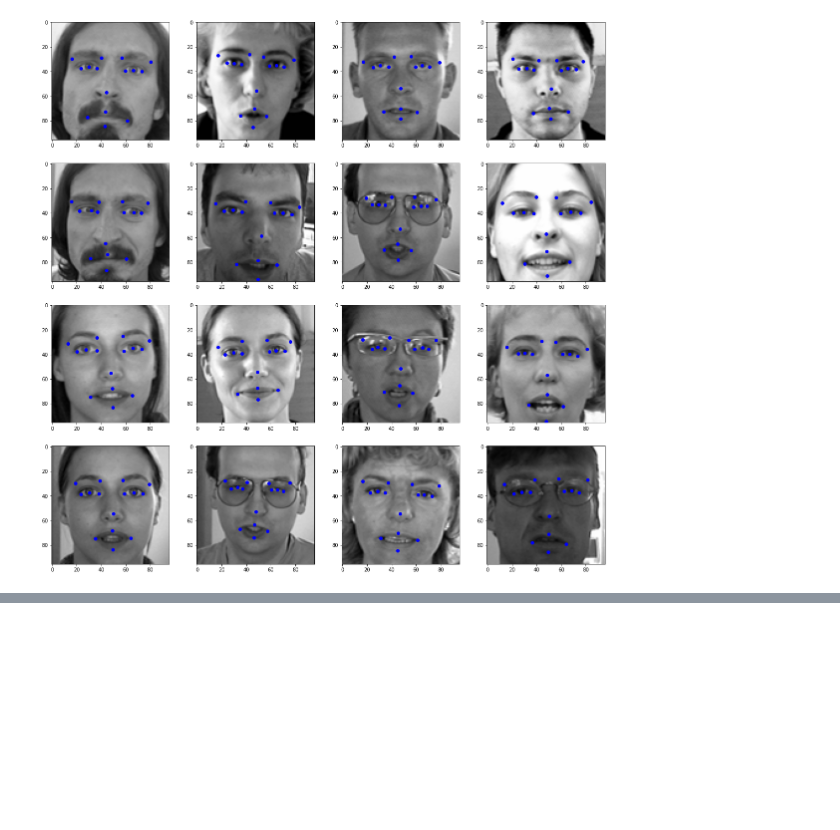
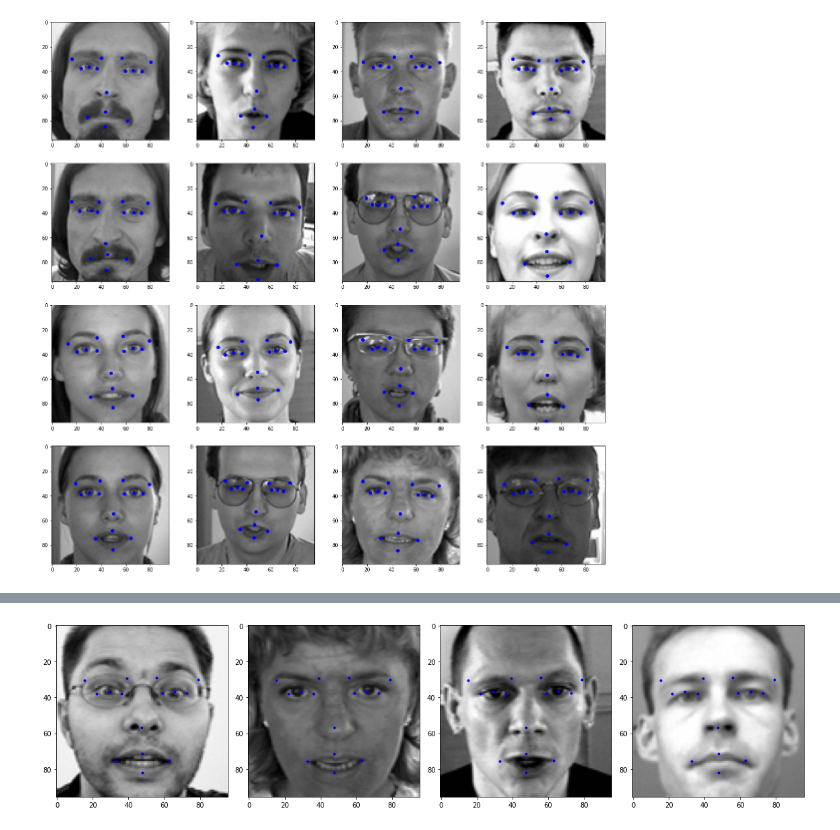
Before and after one commit to imanjunathn/facial_keypoints_detection, a Jupyter notebook: notebooks/facial_keypoints_detection.ipynb, the cells around one changed output, grey strips where cells are left out. Cells and saved outputs as stored; diff of their text form; code cells hidden in the pictures; blank space fills up the shorter version.

Commit message:
added model, prediction results

```diff
--- a/notebooks/facial_keypoints_detection.ipynb
+++ b/notebooks/facial_keypoints_detection.ipynb
@@ -105,0 +169,4 @@ for idx in range(n):
+# %%
+model = create_model()
+# plot_model(model,show_shapes=True)
+# model.summary()
@@ -105,0 +193,4 @@ for idx in range(n):
+# %%
+model.compile(optimizer='Adam',loss='mse',metrics=['mae','accuracy'])
+# %%
+model.fit(x=train_images,y=y_train,epochs=50,batch_size=32)
@@ -105,0 +237,24 @@ for idx in range(n):
+# %%
+def prediction(test):
+  prediciotns = []
+  ids = []
+  cols = 4
+  rows = max(20,int(len(test)/cols))
+  plt.figure(figsize=(16, 20))
+  plt.subplots_adjust(hspace=0.5)
+  for idx in range(len(test)):
+    iid = test['ImageId'].iloc[idx]
+    img = list(map(lambda x: 0 if '' == x else int(x),test['Image'].iloc[idx].split(' ')))
+    img = (np.asarray(img)/255).reshape(1,96,96,1)
+    preds = model.predict(img)[0]
+    ids.append(iid)
+    prediciotns.append(preds)
+    if idx < 4:
+      plt.subplot(4,cols,idx+1)
+      plt.imshow(img.reshape(96,96),cmap='gray')
+      for kid in range(0,len(preds),2):
+        plt.plot(preds[kid],preds[kid+1],'b.')
+  return prediciotns
+prediciotns = prediction(test_data)
+# %% [output]
+[figure, added]
```
Also changed, not shown: parts of 19 cells of this notebook.
